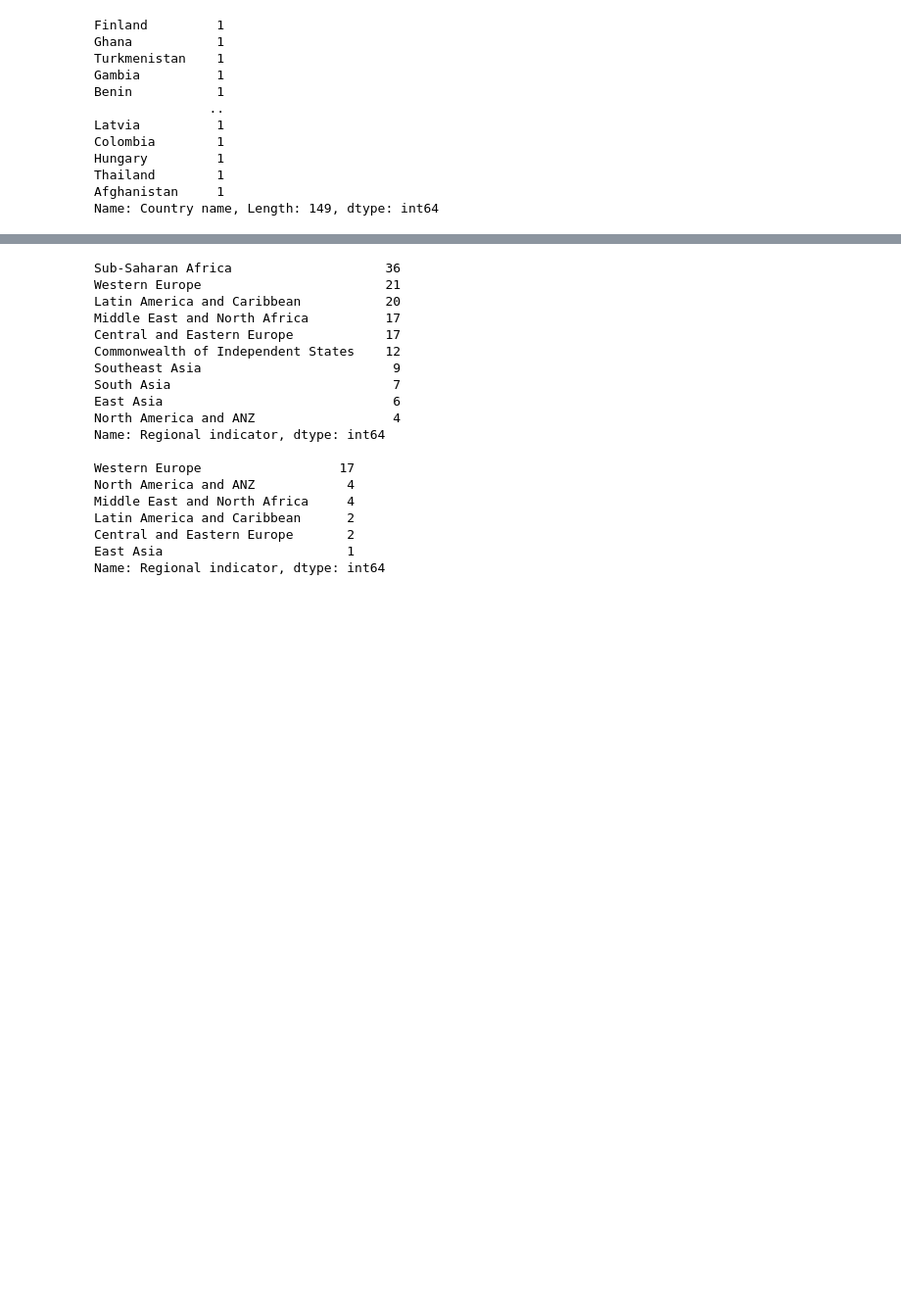
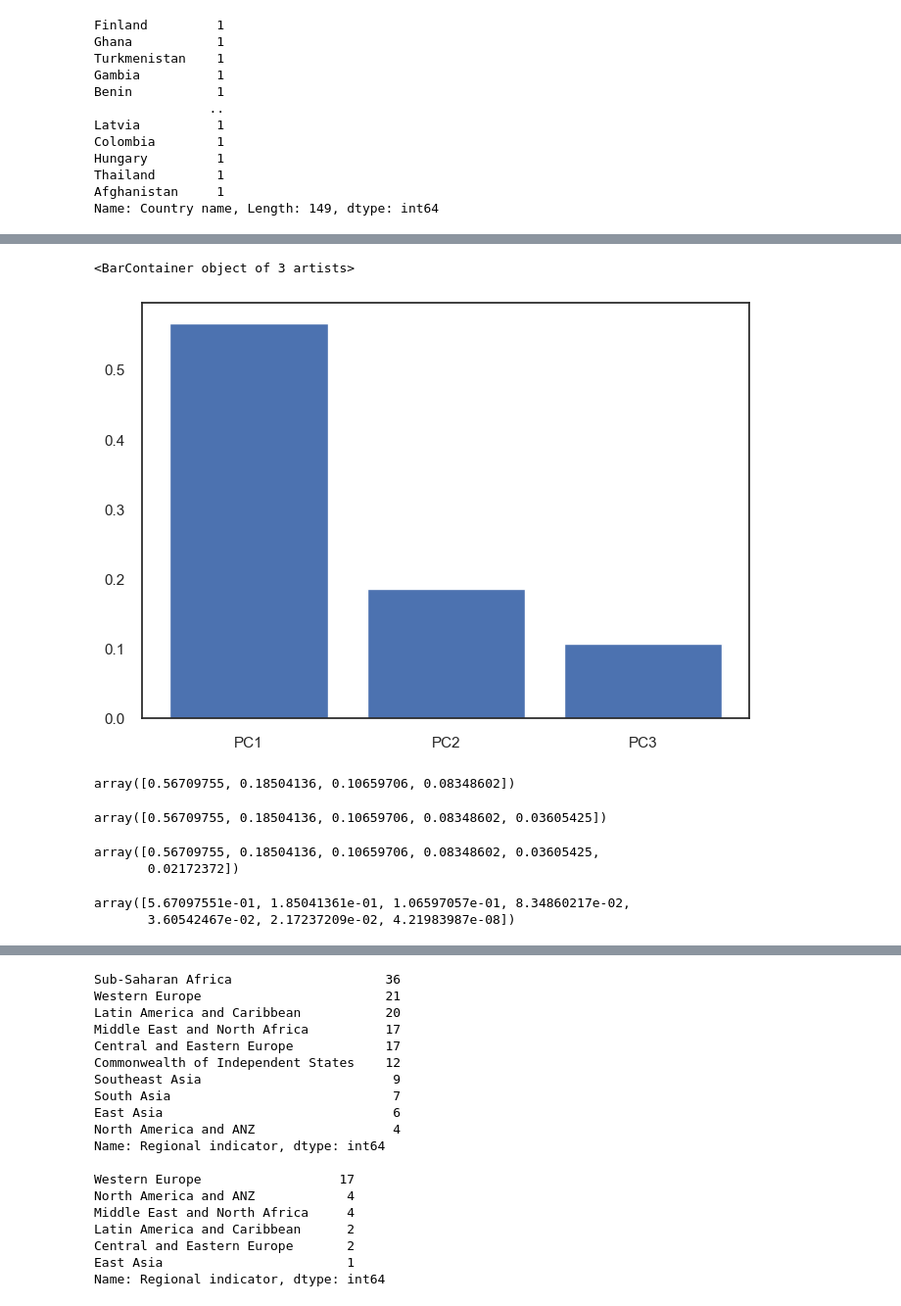
Before and after one commit to Owen-Choi/DataScienceProject, a Jupyter notebook: Untitled1 (1) (1).ipynb, the cells around one changed output, grey strips where cells are left out. Shown at 98% size. Drawn from its saved outputs; the diff is of its cells as text; code cells hidden in the pictures; blank space fills up the shorter version.

```diff
--- a/Untitled1 (1) (1).ipynb
+++ b/Untitled1 (1) (1).ipynb
@@ -160,0 +226,44 @@ plt.show()
+# %%
+pca_size=3
+ax=plt.subplot()
+order=range(0,pca_size,1)
+label=["PC"+str(i+1)for i in range(int(pca_size))]
+ratio=pca.explained_variance_ratio_
+plt.bar(label,ratio)
+# %% [output]
+<BarContainer object of 3 artists>
+[figure, added]
+# %%
+pca=PCA(n_components=4)
+principalComponents=pca.fit_transform(train_X)
+pdf=pd.DataFrame(data=principalComponents,columns=['a','b','c','d'])
+sum(pca.explained_variance_ratio_)#0.9422219902105874
+pca.explained_variance_ratio_
+# %% [output]
+array([0.56709755, 0.18504136, 0.10659706, 0.08348602])
+# %%
+pca=PCA(n_components=5)
+principalComponents=pca.fit_transform(train_X)
+pdf=pd.DataFrame(data=principalComponents,columns=['a','b','c','d','e'])
+sum(pca.explained_variance_ratio_)#0.9782762369039549
+pca.explained_variance_ratio_
+# %% [output]
+array([0.56709755, 0.18504136, 0.10659706, 0.08348602, 0.03605425])
+# %%
+pca=PCA(n_components=6)
+principalComponents=pca.fit_transform(train_X)
+pdf=pd.DataFrame(data=principalComponents,columns=['a','b','c','d','e','f'])
+sum(pca.explained_variance_ratio_)#0.9999999578016013
+pca.explained_variance_ratio_
+# %% [output]
+array([0.56709755, 0.18504136, 0.10659706, 0.08348602, 0.03605425,
+       0.02172372])
+# %%
+pca=PCA(n_components=7)
+principalComponents=pca.fit_transform(train_X)
+pdf=pd.DataFrame(data=principalComponents,columns=['a','b','c','d','e','f','g'])
+#sum(pca.explained_variance_ratio_)#1.0
+pca.explained_variance_ratio_
+# %% [output]
+array([5.67097551e-01, 1.85041361e-01, 1.06597057e-01, 8.34860217e-02,
+       3.60542467e-02, 2.17237209e-02, 4.21983987e-08])
```
Also changed, not shown: parts of 29 cells of this notebook, 1 other file.
